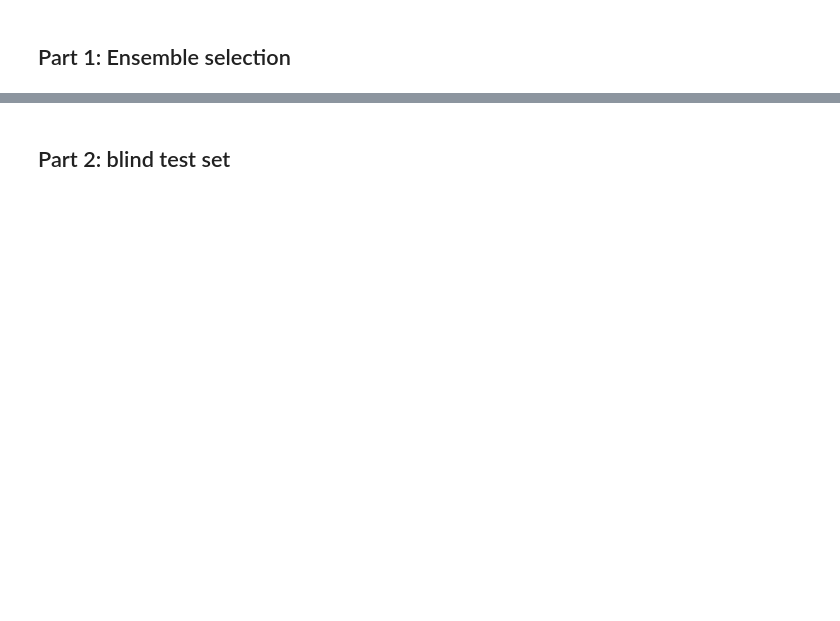
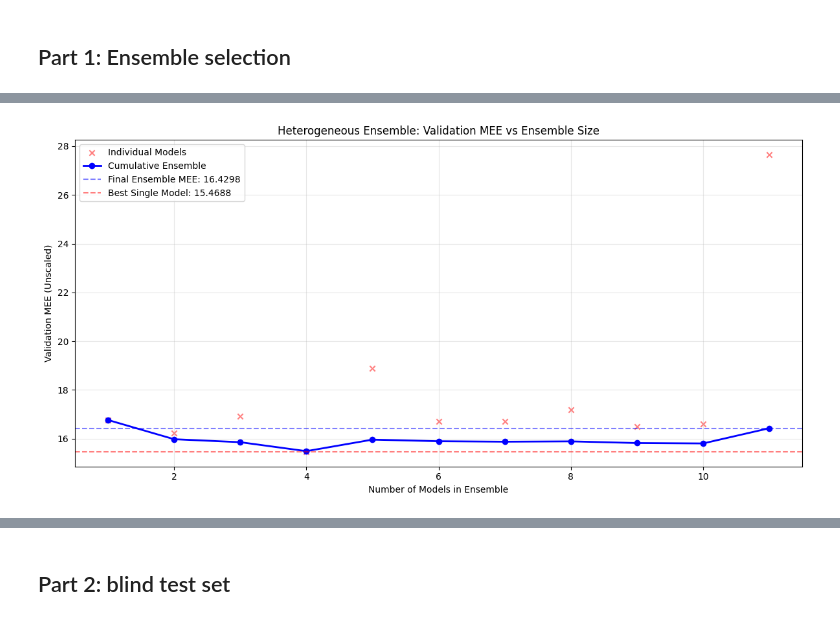
Before and after one commit to mbiggeri/Rage-Against-ML, a Jupyter notebook: ensemble_mlcup.ipynb, the cells around one changed output, grey strips where cells are left out. Cells and saved outputs as stored; diff of their text form; code cells hidden in the pictures; blank space fills up the shorter version.

```diff
--- a/ensemble_mlcup.ipynb
+++ b/ensemble_mlcup.ipynb
@@ -397,0 +509,98 @@ else:
+# %%
+# --- EVALUATE FULL HETEROGENEOUS ENSEMBLE ON VALIDATION SET ---
+
+# 1. Aggregate All Trained Models
+# We check if lists exist to avoid errors if you skipped a section
+all_models = []
+if 'pytorch_models' in globals():
+    all_models.extend(pytorch_models)
+if 'keras_models' in globals():
+    all_models.extend(keras_models)
+if 'svm_models' in globals():
+    all_models.extend(svm_models)
+
+print(f"Total Models in Ensemble: {len(all_models)} "
+      f"(PyTorch: {len(pytorch_models) if 'pytorch_models' in globals() else 0}, "
+      f"SVM: {len(svm_models) if 'svm_models' in globals() else 0}, "
+      f"Keras: {len(keras_models) if 'keras_models' in globals() else 0})")
+
+# 2. Prepare Validation Data
+# (Assuming val_loader exists. We extract the full tensors.)
+# Fixed Attribute Error
+if hasattr(val_loader.dataset, 'tensors'):
+    X_val_tensor = val_loader.dataset.tensors[0]
+else:
+    X_val_tensor = val_loader.dataset.X
+if hasattr(val_loader.dataset, 'tensors'):
+    y_val_tensor = val_loader.dataset.tensors[1]
+else:
+    y_val_tensor = val_loader.dataset.y
+
+# Convert to Numpy for Scikit-Learn (SVMs) and Keras
+X_val_np = X_val_tensor.numpy()
+y_val_real = target_scaler.inverse_transform(y_val_tensor.numpy())
+
+# 3. Get Predictions from ALL models
+all_preds = []
+individual_mees = []
+
+print("Evaluating Full Ensemble on Validation Set...")
+
+for i, model in enumerate(all_models):
+    # Handle different model types
+    if hasattr(model, 'eval'): # PyTorch
+        model.eval()
+        with torch.no_grad():
+            p = model(X_val_tensor.to(DEVICE)).cpu().numpy()
+    elif hasattr(model, 'predict'): # Scikit-Learn or Keras
+        p = model.predict(X_val_np)
+        # Handle Keras shape issues if necessary
+        if p.ndim > 2: p = p.squeeze()
+    else:
+        print(f"Warning: Model {i} type unknown, skipping.")
+        continue
+
+    # Unscale prediction
+    p_real = target_scaler.inverse_transform(p)
+    all_preds.append(p_real)
+
+    # Individual Score
+    ind_mee = np.mean(np.linalg.norm(y_val_real - p_real, axis=1))
+    individual_mees.append(ind_mee)
+
+# 4. Calculate Cumulative Ensemble MEE
+# (Avg of 1, Avg of 1+2, Avg of 1+2+3...)
+ensemble_mees = []
+current_sum = np.zeros_like(all_preds[0])
+
+for i in range(len(all_preds)):
+    current_sum += all_preds[i]
+    current_mean = current_sum / (i + 1)
+    ens_mee = np.mean(np.linalg.norm(y_val_real - current_mean, axis=1))
+    ensemble_mees.append(ens_mee)
+
+# 5. PLOT FULL ENSEMBLE PERFORMANCE
+best_ind = min(individual_mees)
+final_ens = ensemble_mees[-1]
+
+plt.figure(figsize=(12, 6))
+x_axis = range(1, len(ensemble_mees) + 1)
+
+# Plot Individual Models (Scatter)
+plt.scatter(x_axis, individual_mees, color='red', alpha=0.5, marker='x', label='Individual Models')
+
+# Plot Cumulative Ensemble (Line)
+plt.plot(x_axis, ensemble_mees, color='blue', linewidth=2, marker='o', label='Cumulative Ensemble')
+
+# Reference Lines
+plt.axhline(y=final_ens, color='blue', linestyle='--', alpha=0.5, label=f'Final Ensemble MEE: {final_ens:.4f}')
+plt.axhline(y=best_ind, color='red', linestyle='--', alpha=0.5, label=f'Best Single Model: {best_ind:.4f}')
+
+plt.title("Heterogeneous Ensemble: Validation MEE vs Ensemble Size")
+plt.xlabel("Number of Models in Ensemble")
+plt.ylabel("Validation MEE (Unscaled)")
+plt.legend()
+plt.grid(True, alpha=0.3)
+plt.tight_layout()
+plt.show()
+# %% [output]
@@ -398,3 +609,4 @@ else:
+[figure, added]
 # %%
 # --- ENSEMBLE CLASS ---
 class HeterogeneousEnsemble:
```
Also changed, not shown: parts of 15 cells of this notebook, 13 other files.
